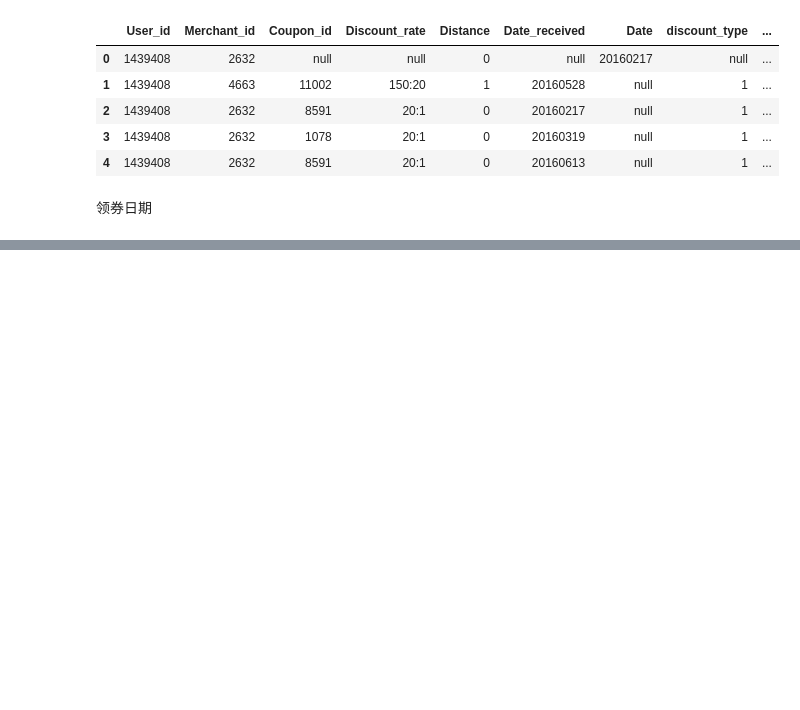
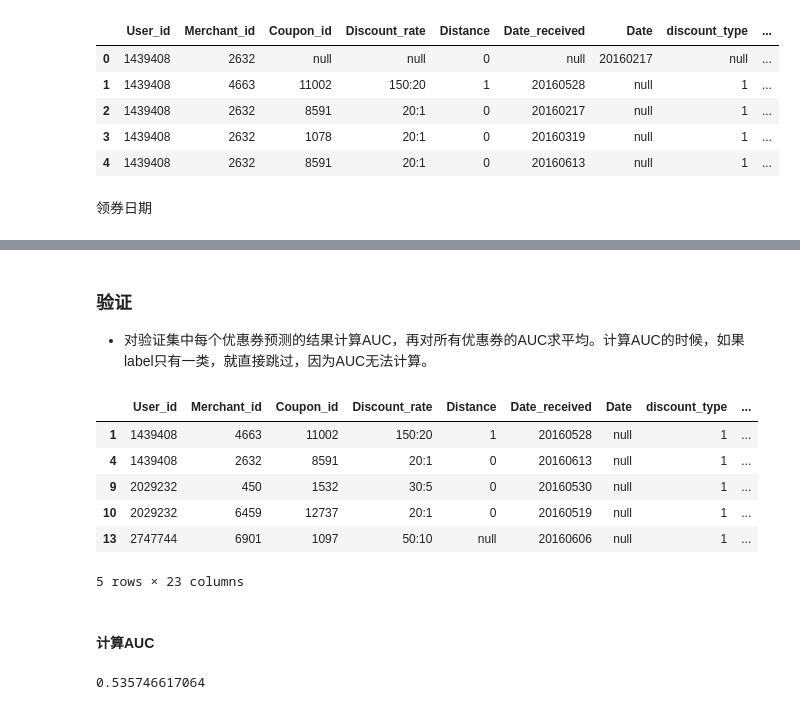
Before and after one commit to songfeng163/mlpratice, a Jupyter notebook: o2o1/o2o1.ipynb, the cells around one changed output, grey strips where cells are left out. Saved outputs shown, nothing was run; the diff lists cells and outputs as text; code cells hidden in the pictures; blank space fills up the shorter version.

```diff
--- a/o2o1/o2o1.ipynb
+++ b/o2o1/o2o1.ipynb
@@ -190,0 +250,11 @@ print('优惠券消费的日期从：', date_buy[0], '到', date_buy[-1])
+# %%
+def label(row):
+    if row['Date_received'] == 'null':
+        return -1
+    if row["Date"]!='null':
+        td = pd.to_datetime(row['Date'], format='%Y%m%d') - pd.to_datetime(row['Date_received'], format='%Y%m%d')
+        if td<=pd.Timedelta(15, 'D'):  #差别的天数
+            return 1
+    return 0
+
+dfoff['label'] = dfoff.apply(label, axis=1)
@@ -190,0 +285,7 @@ print('优惠券消费的日期从：', date_buy[0], '到', date_buy[-1])
+# %%
+# data split
+df = dfoff[dfoff['label']!=-1].copy()  #去掉标签为-1的数据
+train = df[(df['Date_received']<'20160516')].copy()
+valid = df[(df['Date_received']>'20160516') & (df['Date_received']<='20160615')].copy()
+print('Train Set: \n', train['label'].value_counts())
+print('Valid Set: \n', valid['label'].value_counts())
@@ -190,0 +301,5 @@ print('优惠券消费的日期从：', date_buy[0], '到', date_buy[-1])
+# %%
+# 特征数据
+original_feature = ['discount_rate', 'discount_type', 'discount_man', 'discount_jian', 'distance', 'weekday', 'weekday_type'] + weekdaycols
+print('共有 特征：', len(original_feature), '个')
+print(original_feature)
@@ -190,0 +351,3 @@ print('优惠券消费的日期从：', date_buy[0], '到', date_buy[-1])
+# %%
+predictors = original_feature
+model = check_model(train, predictors)
@@ -190,0 +357,31 @@ print('优惠券消费的日期从：', date_buy[0], '到', date_buy[-1])
+# %% [markdown]
+### 验证
+* 对验证集中每个优惠券预测的结果计算AUC，再对所有优惠券的AUC求平均。计算AUC的时候，如果label只有一类，就直接跳过，因为AUC无法计算。
+# %%
+# valid predict
+y_valid_pred = model.predict_proba(valid[predictors])
+valid1 = valid.copy()
+valid1['pred_prob']=y_valid_pred[:,1]
+valid1.head(5)
+# %% [output]
+|  | User_id | Merchant_id | Coupon_id | Discount_rate | Distance | Date_received | Date | discount_type | ... |
+| 1 | 1439408 | 4663 | 11002 | 150:20 | 1 | 20160528 | null | 1 | ... |
+| 4 | 1439408 | 2632 | 8591 | 20:1 | 0 | 20160613 | null | 1 | ... |
+| 9 | 2029232 | 450 | 1532 | 30:5 | 0 | 20160530 | null | 1 | ... |
+| 10 | 2029232 | 6459 | 12737 | 20:1 | 0 | 20160519 | null | 1 | ... |
+| 13 | 2747744 | 6901 | 1097 | 50:10 | null | 20160606 | null | 1 | ... |
+5 rows × 23 columns
+# %% [markdown]
+#### 计算AUC
+# %%
+vg = valid1.groupby(['Coupon_id'])
+aucs=[]
+for i in vg:
+    tmpdf= i[1]
+    if len(tmpdf['label'].unique())!=2:
+        continue
+    fpr, tpr, thresholds = roc_curve(tmpdf['label'], tmpdf['pred_prob'], pos_label=1)
+    aucs.append(auc(fpr, tpr))
+print(np.average(aucs))
+# %% [output]
+0.535746617064
```
Also changed, not shown: parts of 20 cells of this notebook, 1 other file.
